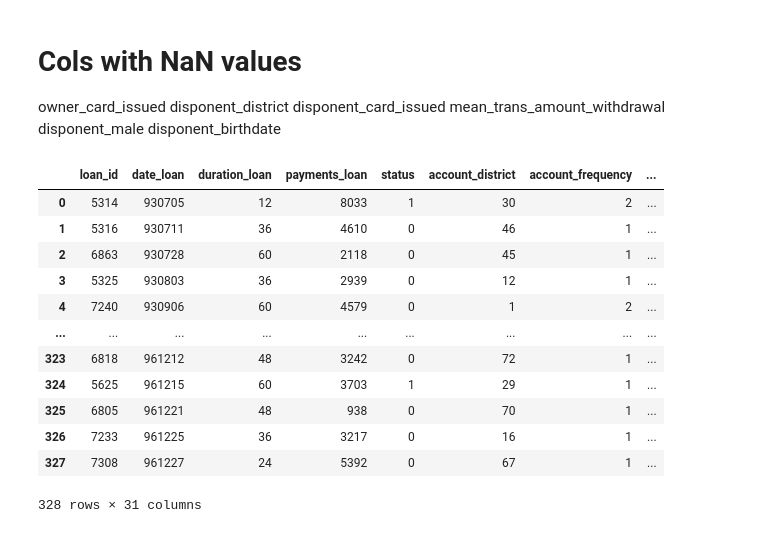
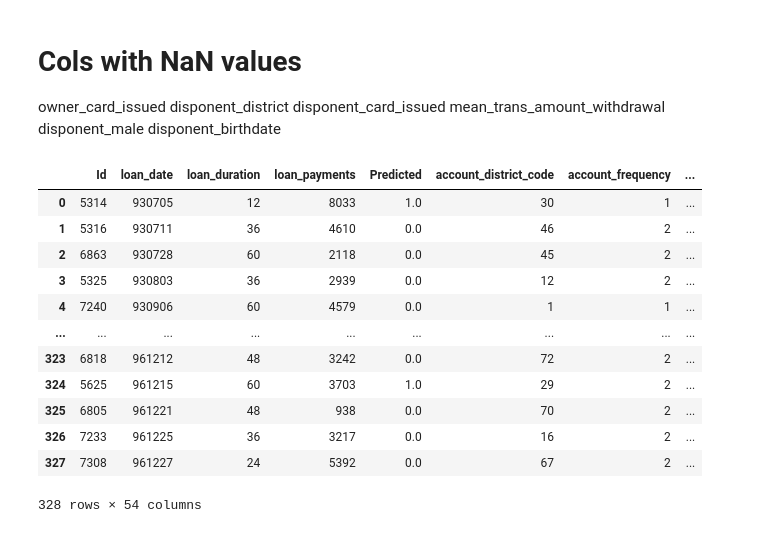
Before and after one commit to biromiro/feup-ac, a Jupyter notebook: src/feature_selector.ipynb, the cells around one changed output. Cells and saved outputs as stored; diff of their text form; code cells hidden in the pictures.

```diff
--- a/src/feature_selector.ipynb
+++ b/src/feature_selector.ipynb
@@ -44,0 +9,3 @@ dtype: bool
+# %%
+data = pd.read_csv('output/loan_dev.csv')
+data
@@ -44,0 +26,6 @@ dtype: bool
+# %%
+with_nulls = []
+for i in data.isna().any().iteritems():
+    if i[1]:
+        with_nulls.append(i[0])
+        print(i[0])
@@ -52,22 +57,22 @@ mean_trans_amount_withdrawal
 disponent_male
 disponent_birthdate
 # %%
-inputs = data.drop(["owner_card_issued", "disponent_district", "disponent_card_issued", "mean_trans_amount_withdrawal", "disponent_male", "disponent_birthdate"], axis=1)
+inputs = data.drop(with_nulls, axis=1)
 
-inputs.sort_values(by=['date_loan'])
+inputs.sort_values(by=['loan_date'])
 inputs
 # %% [output]
-|  | loan_id | date_loan | duration_loan | payments_loan | status | account_district | account_frequency | ... |
-| 0 | 5314 | 930705 | 12 | 8033 | 1 | 30 | 2 | ... |
-| 1 | 5316 | 930711 | 36 | 4610 | 0 | 46 | 1 | ... |
-| 2 | 6863 | 930728 | 60 | 2118 | 0 | 45 | 1 | ... |
-| 3 | 5325 | 930803 | 36 | 2939 | 0 | 12 | 1 | ... |
-| 4 | 7240 | 930906 | 60 | 4579 | 0 | 1 | 2 | ... |
+|  | Id | loan_date | loan_duration | loan_payments | Predicted | account_district_code | account_frequency | ... |
+| 0 | 5314 | 930705 | 12 | 8033 | 1.0 | 30 | 1 | ... |
+| 1 | 5316 | 930711 | 36 | 4610 | 0.0 | 46 | 2 | ... |
+| 2 | 6863 | 930728 | 60 | 2118 | 0.0 | 45 | 2 | ... |
+| 3 | 5325 | 930803 | 36 | 2939 | 0.0 | 12 | 2 | ... |
+| 4 | 7240 | 930906 | 60 | 4579 | 0.0 | 1 | 1 | ... |
 | ... | ... | ... | ... | ... | ... | ... | ... | ... |
-| 323 | 6818 | 961212 | 48 | 3242 | 0 | 72 | 1 | ... |
-| 324 | 5625 | 961215 | 60 | 3703 | 1 | 29 | 1 | ... |
-| 325 | 6805 | 961221 | 48 | 938 | 0 | 70 | 1 | ... |
-| 326 | 7233 | 961225 | 36 | 3217 | 0 | 16 | 1 | ... |
-| 327 | 7308 | 961227 | 24 | 5392 | 0 | 67 | 1 | ... |
+| 323 | 6818 | 961212 | 48 | 3242 | 0.0 | 72 | 2 | ... |
+| 324 | 5625 | 961215 | 60 | 3703 | 1.0 | 29 | 2 | ... |
+| 325 | 6805 | 961221 | 48 | 938 | 0.0 | 70 | 2 | ... |
+| 326 | 7233 | 961225 | 36 | 3217 | 0.0 | 16 | 2 | ... |
+| 327 | 7308 | 961227 | 24 | 5392 | 0.0 | 67 | 2 | ... |
-328 rows × 31 columns
+328 rows × 54 columns
 # %%
```
Also changed, not shown: parts of 10 cells of this notebook, 24 other files.
